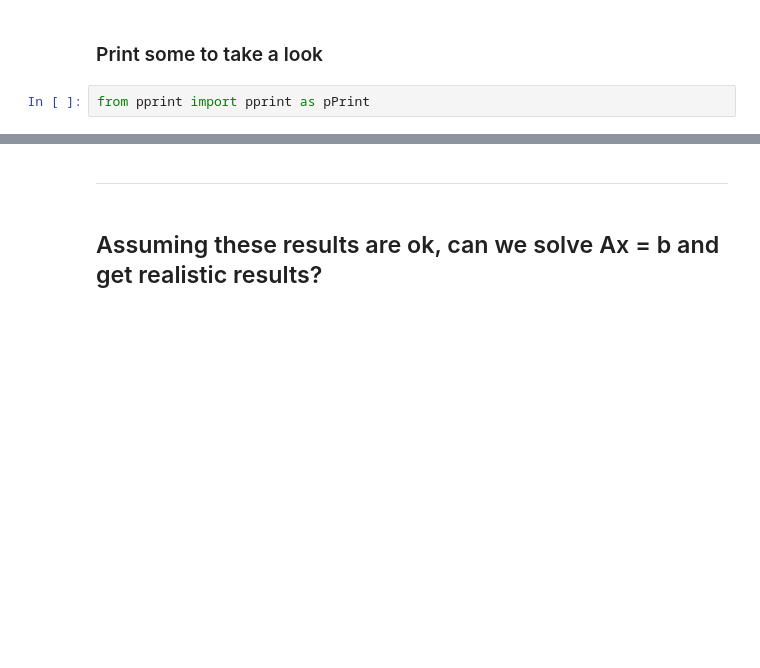
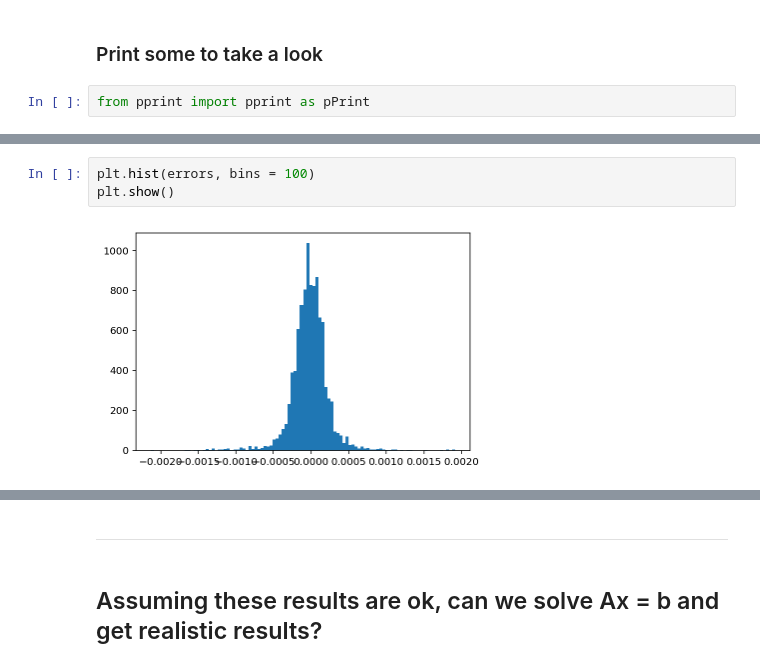
Before and after one commit to andrewasheridan/hera_sandbox, a Jupyter notebook: aas/experiments/Classification_Evaluator.ipynb, the cells around one changed output, grey strips where cells are left out. Drawn from its saved outputs; the diff is of its cells as text; blank space fills up the shorter version.

```diff
--- a/aas/experiments/Classification_Evaluator.ipynb
+++ b/aas/experiments/Classification_Evaluator.ipynb
@@ -276,0 +263,5 @@ plt.ylabel('true');
+# %%
+plt.hist(errors, bins = 100)
+plt.show()
+# %% [output]
+[figure, added]
```
Also changed, not shown: parts of 40 cells of this notebook.
